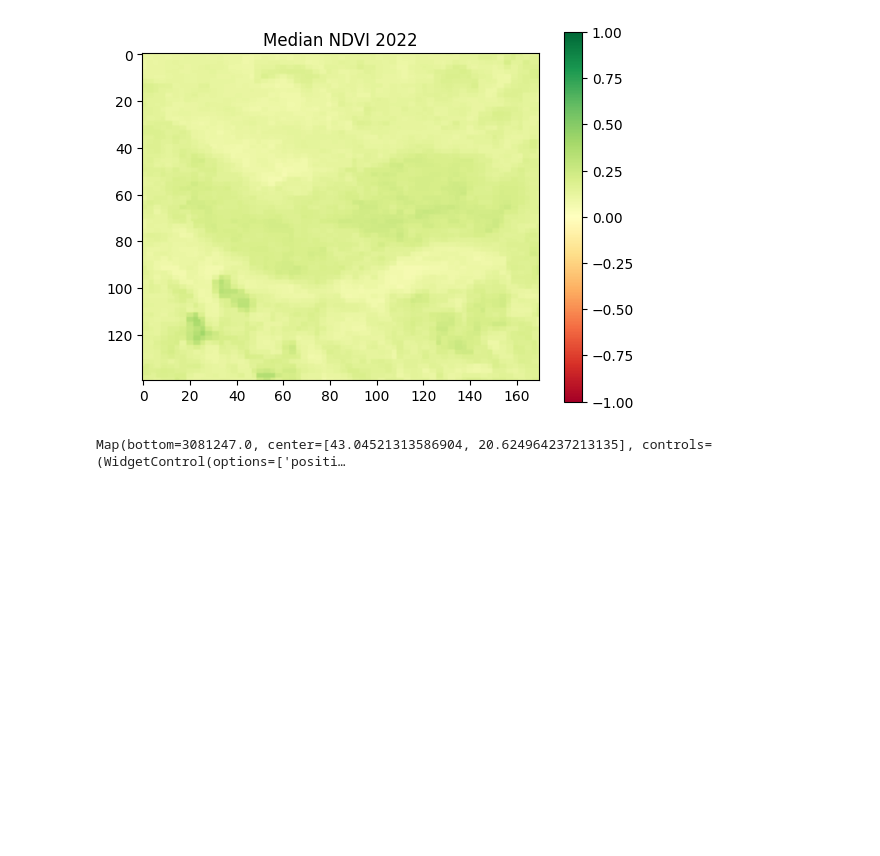
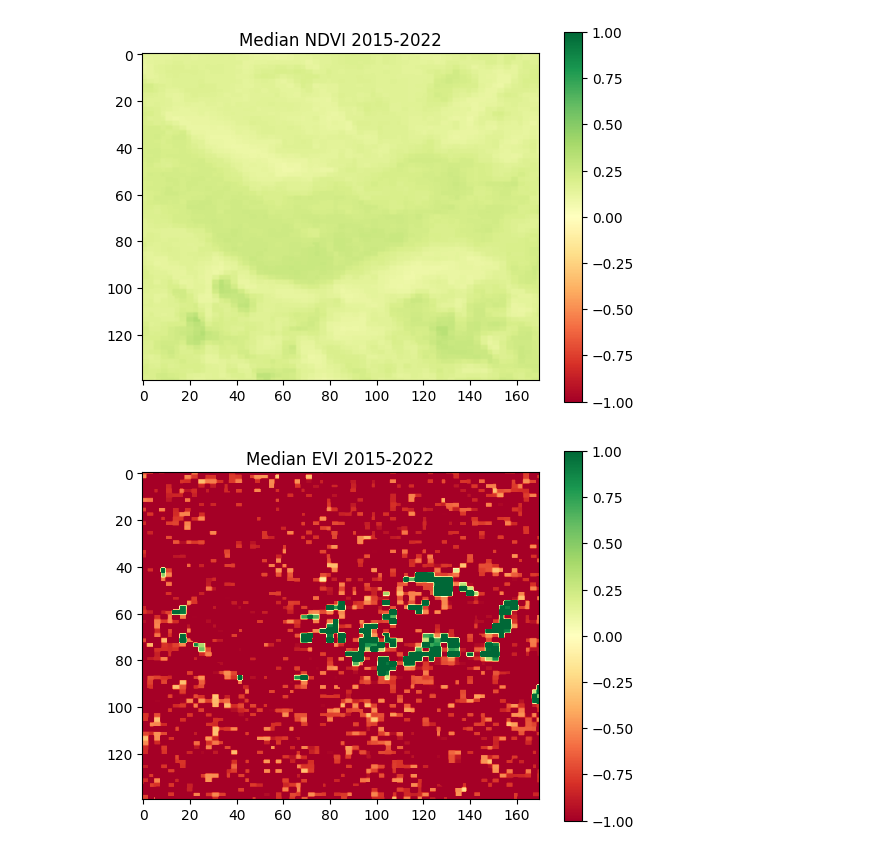
Before and after one commit to vukasinovic21/DetekcijaSuma, a Jupyter notebook: projekat.ipynb, the cells around one changed output. Saved outputs shown, nothing was run; the diff lists cells and outputs as text; code cells hidden in the pictures; blank space fills up the shorter version.

```diff
--- a/projekat.ipynb
+++ b/projekat.ipynb
@@ -99,27 +176,48 @@ Data downloaded to k:\DetekcijaSuma\images\median_ndvi.tif
 # %%
-# Ucitavamo exportovanu NDVI sliku
+# Ucitavamo exportovanu NDVI test sliku
 with rasterio.open(export_path) as src:
+    ndvi_data_test = src.read(1)  # Citamo prvi band
+    profile = src.profile
+
+# Ucitavamo exportovanu EVI test sliku
+with rasterio.open(export_path1) as src:
+    evi_data_test = src.read(1)  # Citamo prvi band
+    profile = src.profile
+
+# Ucitavamo exportovanu NDVI train sliku
+with rasterio.open(export_path2) as src:
     ndvi_data = src.read(1)  # Citamo prvi band
     profile = src.profile
 
+# Ucitavamo exportovanu EVI train sliku
+with rasterio.open(export_path3) as src:
+    evi_data = src.read(1)  # Citamo prvi band
+    profile = src.profile
+
+
 # Prikaz NDVI slike
-plt.imshow(ndvi_data, cmap='RdYlGn', vmin=-1, vmax=1)
+plt.imshow(ndvi_data_test, cmap='RdYlGn', vmin=-1, vmax=1)
 plt.colorbar()
-plt.title('Median NDVI 2022')
+plt.title('Median NDVI 2015-2022')
 plt.show()
+
+# Prikaz EVI slike
+plt.imshow(evi_data_test, cmap='RdYlGn', vmin=-1, vmax=1)
+plt.colorbar()
+plt.title('Median EVI 2015-2022')
+plt.show()
 # %% [output]
-[figure, old version]
+[figure, new version]
+[figure, added]
 # %%
-# Racunamo NDVI za 2021. godinu
-dataset_2021 = ee.ImageCollection('COPERNICUS/S2_HARMONIZED') \
-    .filterDate('2021-01-01', '2021-12-31') \
-    .filterBounds(aoi)
-
-dataset_2021_ndvi = dataset_2021.map(calculate_ndvi)
-median_ndvi_2021 = dataset_2021_ndvi.select('NDVI').median().clip(aoi)
+dataset2022 = ee.ImageCollection('COPERNICUS/S2_HARMONIZED') \
+            .filterDate('2022-01-01', '2022-12-31') \
+            .filterBounds(aoi)
+dataset_2022_ndvi = dataset2022.map(calculate_ndvi)
+median_ndvi_2022 = dataset_2022_ndvi.select('NDVI').median().clip(aoi)
 
 # Razlika izmedju dva perioda
-ndvi_difference = median_ndvi.subtract(median_ndvi_2021)
+ndvi_difference = median_ndvi.subtract(median_ndvi_2022)
 
 # Visualize the NDVI difference
 diff_params = {
@@ -131,5 +229,3 @@ diff_params = {
 Map.addLayer(ndvi_difference, diff_params, 'NDVI Difference')
 Map.addLayerControl()
 Map
-# %% [output]
-Map(bottom=3081247.0, center=[43.04521313586904, 20.624964237213135], controls=(WidgetControl(options=['positi…
```
Also changed, not shown: parts of 12 cells of this notebook, 4 other files.
